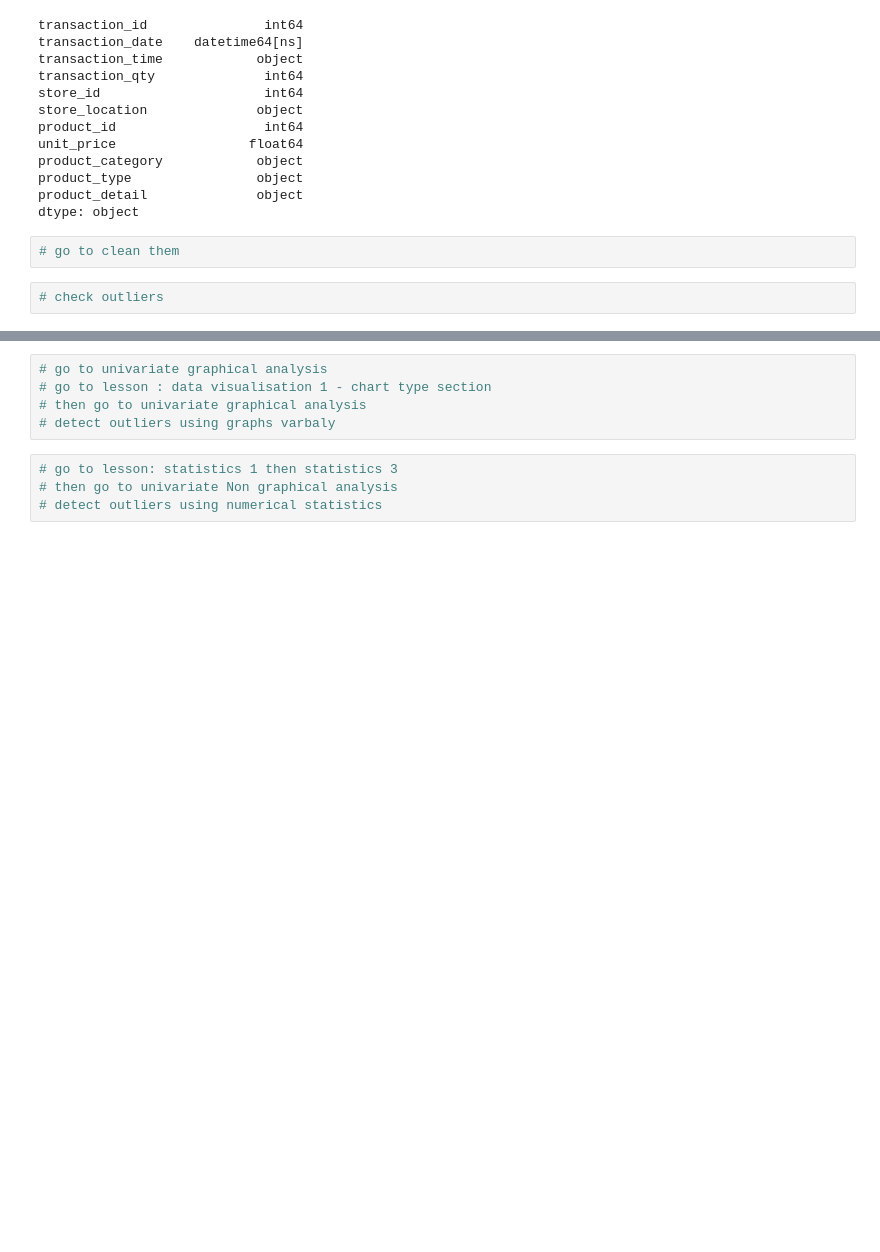
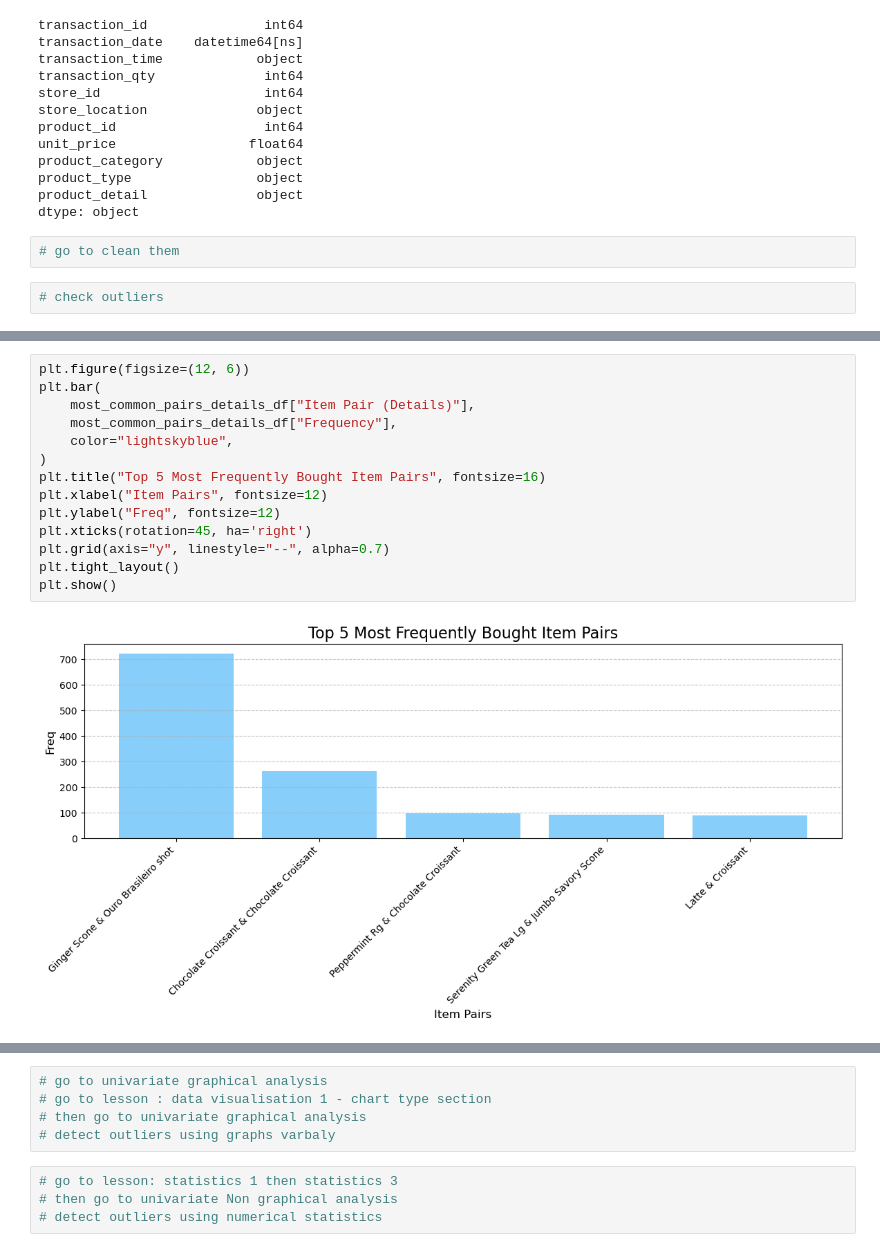
Before and after one commit to arwaalkhathlan/Coffee-Story, a Jupyter notebook: EDA explain template-Abdullah.ipynb, the cells around one changed output, grey strips where cells are left out. Saved outputs shown, nothing was run; the diff lists cells and outputs as text; blank space fills up the shorter version.

```diff
--- a/EDA explain template-Abdullah.ipynb
+++ b/EDA explain template-Abdullah.ipynb
@@ -544,3 +753,19 @@ dtype: object
+# %%
+plt.figure(figsize=(12, 6))
+plt.bar(
+    most_common_pairs_details_df["Item Pair (Details)"],
+    most_common_pairs_details_df["Frequency"],
+    color="lightskyblue",
+)
+plt.title("Top 5 Most Frequently Bought Item Pairs", fontsize=16)
+plt.xlabel("Item Pairs", fontsize=12)
+plt.ylabel("Freq", fontsize=12)
+plt.xticks(rotation=45, ha='right')
+plt.grid(axis="y", linestyle="--", alpha=0.7)
+plt.tight_layout()
+plt.show()
+# %% [output]
+[figure, added]
 # %% [markdown]
 **What is an Outlier?**
 Outlier is an row/observation that appears far away and diverges from an overall pattern in a sample.
```
Also changed, not shown: parts of 33 cells of this notebook.
